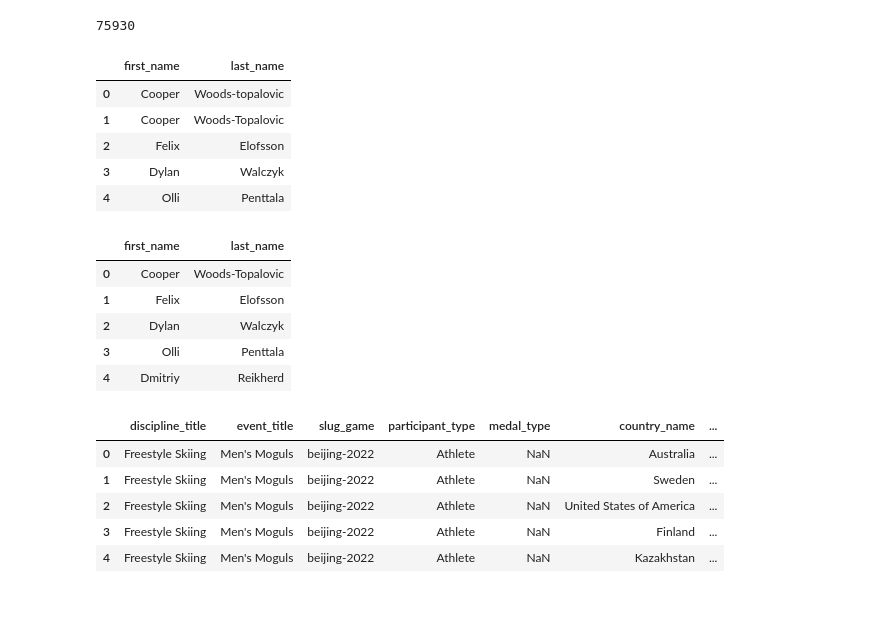
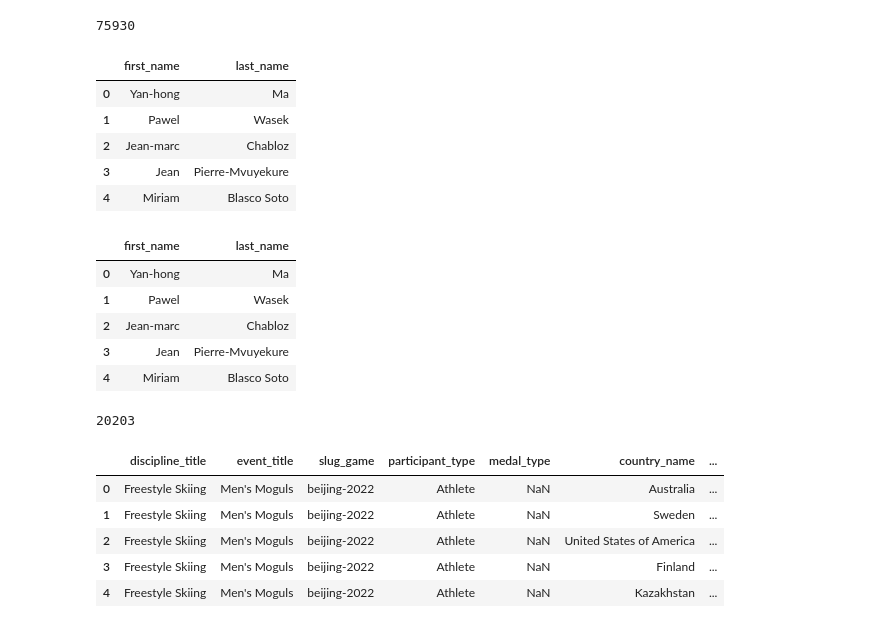
Before and after one commit to paoloarciaga/Olympics_Data_Engineering, a Jupyter notebook: Olympic_Files/Complete_Dataset.ipynb, the cells around one changed output. Cells and saved outputs as stored; diff of their text form; code cells hidden in the pictures.

```diff
--- a/Olympic_Files/Complete_Dataset.ipynb
+++ b/Olympic_Files/Complete_Dataset.ipynb
@@ -89,29 +89,29 @@ unique_urls_count
 # %% [output]
 75930
 # %%
-# Concatenate first and last names row-wise
-full_names = []
-for first_name_x, last_name_x, first_name_y, last_name_y in zip(complete_dataset['first_name_x'], complete_dataset['last_name_x'], complete_dataset['first_name_y'], complete_dataset['last_name_y']):
-    full_names.extend([(first_name_x, last_name_x), (first_name_y, last_name_y)])
+# Initialize a set to store unique combinations of first and last names
+unique_names_set = set()
+
+# Iterate through rows and add unique combinations to the set
+for row in complete_dataset.itertuples(index=False):
+    unique_names_set.add((row.first_name_x, row.last_name_x))
+    unique_names_set.add((row.first_name_y, row.last_name_y))
+
+# Convert the set to a list of tuples
+full_names = list(unique_names_set)
 
 # Convert the list of tuples to a DataFrame
 unique_names_df = pd.DataFrame(full_names, columns=['first_name', 'last_name'])
 
-# Drop duplicates
-unique_names_df.drop_duplicates(inplace=True)
-
-# Reset index
-unique_names_df.reset_index(drop=True, inplace=True)
-
 # Print the DataFrame to verify the changes
 unique_names_df.head()
 # %% [output]
 |  | first_name | last_name |
-| 0 | Cooper | Woods-topalovic |
-| 1 | Cooper | Woods-Topalovic |
-| 2 | Felix | Elofsson |
-| 3 | Dylan | Walczyk |
-| 4 | Olli | Penttala |
+| 0 | Yan-hong | Ma |
+| 1 | Pawel | Wasek |
+| 2 | Jean-marc | Chabloz |
+| 3 | Jean | Pierre-Mvuyekure |
+| 4 | Miriam | Blasco Soto |
 # %%
 # Drop the row containing 'Cooper' and 'Woods-topalovic'
 unique_names_df.drop(unique_names_df[(unique_names_df['first_name'] == 'Cooper') & (unique_names_df['last_name'] == 'Woods-topalovic')].index, inplace=True)
@@ -123,11 +123,17 @@ unique_names_df.reset_index(drop=True, inplace=True)
 unique_names_df.head()
 # %% [output]
 |  | first_name | last_name |
-| 0 | Cooper | Woods-Topalovic |
-| 1 | Felix | Elofsson |
-| 2 | Dylan | Walczyk |
-| 3 | Olli | Penttala |
-| 4 | Dmitriy | Reikherd |
+| 0 | Yan-hong | Ma |
+| 1 | Pawel | Wasek |
+| 2 | Jean-marc | Chabloz |
+| 3 | Jean | Pierre-Mvuyekure |
+| 4 | Miriam | Blasco Soto |
+# %%
+# Count the number of unique URLs in the 'unique_urls' column
+unique_names_df = unique_names_df['first_name'].nunique()
+unique_names_df
+# %% [output]
+20203
 # %%
 # Drop the specified columns
 complete_dataset.drop(['athlete2_last_name','athlete2_first_name','athlete1_last_name','athlete1_first_name','first_olympics','last_name_y','first_name_y','last_name_x','first_name_x','value_type','value_unit','rank_position','rank_equal','athlete_url', 'athlete1_url', 'athlete2_url'], axis=1, inplace=True)
```
Also changed, not shown: parts of 6 cells of this notebook, 11 other files.
